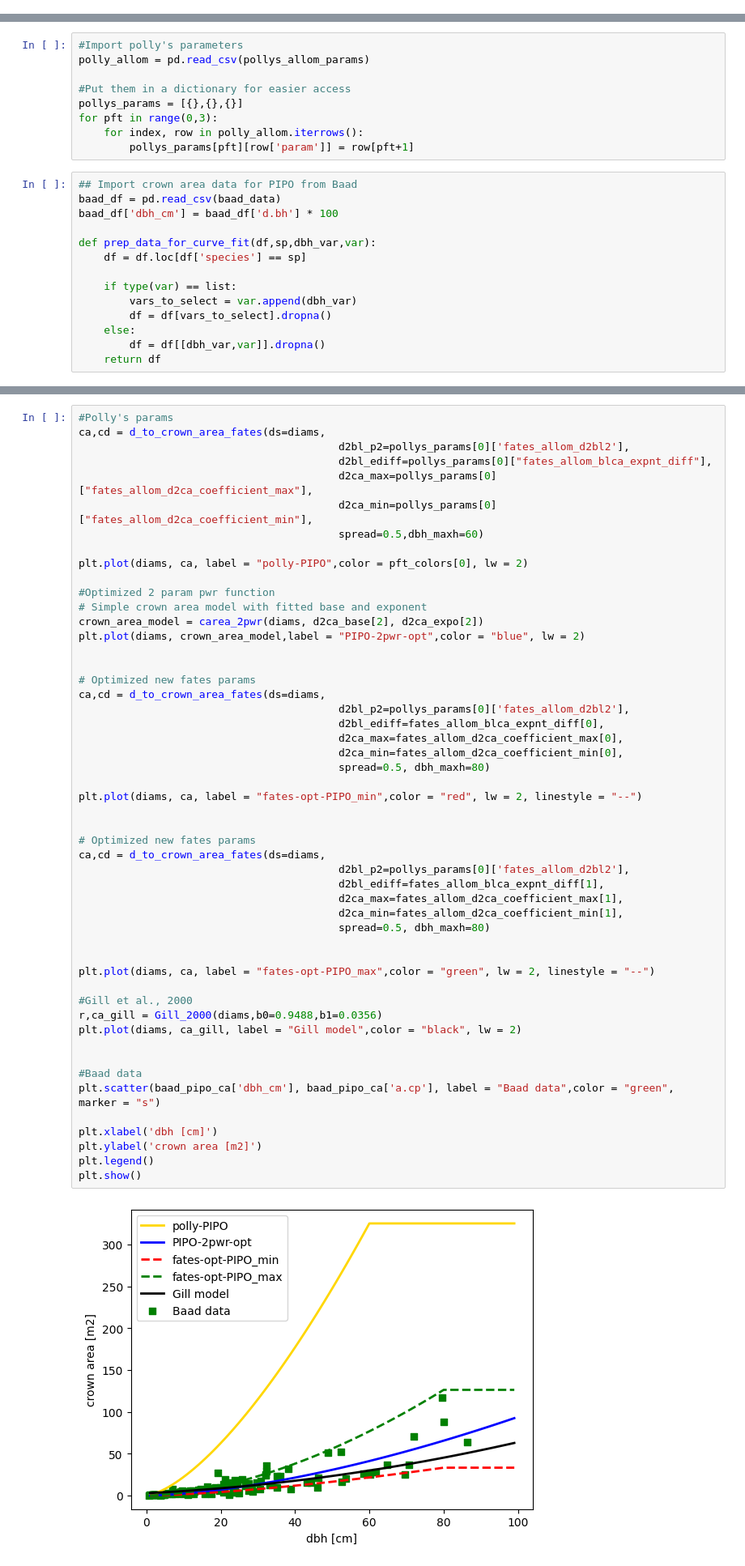
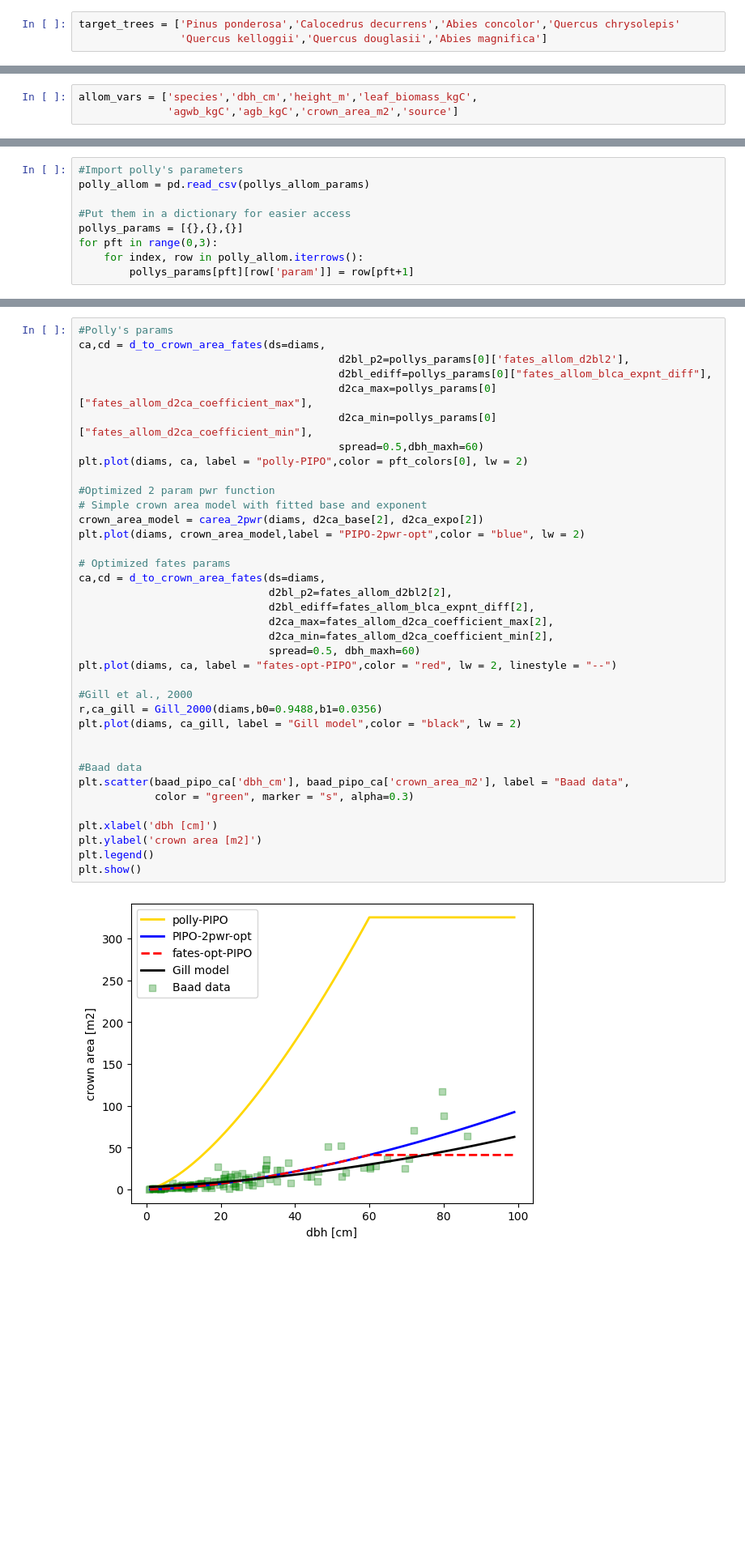
Before and after one commit to adamhb/california-fates, a Jupyter notebook: parameter_ranges/analyze_conifer_and_oak_allometry.ipynb, the cells around one changed output, grey strips where cells are left out. Shown at 81% size. Drawn from its saved outputs; the diff is of its cells as text; blank space fills up the shorter version.

```diff
--- a/parameter_ranges/analyze_conifer_and_oak_allometry.ipynb
+++ b/parameter_ranges/analyze_conifer_and_oak_allometry.ipynb
@@ -139,0 +46,3 @@ mm2_per_cm2 = 100
+# %%
+target_trees = ['Pinus ponderosa','Calocedrus decurrens','Abies concolor','Quercus chrysolepis'
+                'Quercus kelloggii','Quercus douglasii','Abies magnifica']
@@ -140 +51,4 @@ mm2_per_cm2 = 100
+# %%
+allom_vars = ['species','dbh_cm','height_m','leaf_biomass_kgC',
+              'agwb_kgC','agb_kgC','crown_area_m2','source']
 # %% [markdown]
@@ -278,17 +510,3 @@ pollys_params = [{},{},{}]
 for pft in range(0,3):
     for index, row in polly_allom.iterrows():
         pollys_params[pft][row['param']] = row[pft+1]
-# %%
-## Import crown area data for PIPO from Baad
-baad_df = pd.read_csv(baad_data)
-baad_df['dbh_cm'] = baad_df['d.bh'] * 100
-
-def prep_data_for_curve_fit(df,sp,dbh_var,var):
-    df = df.loc[df['species'] == sp]
-
-    if type(var) == list:
-        vars_to_select = var.append(dbh_var)
-        df = df[vars_to_select].dropna()
-    else:
-        df = df[[dbh_var,var]].dropna()
-    return df
@@ -453,53 +756,39 @@ def Gill_2000(ds,b0,b1):
 # %%
 #Polly's params
 ca,cd = d_to_crown_area_fates(ds=diams,
                                          d2bl_p2=pollys_params[0]['fates_allom_d2bl2'],
                                          d2bl_ediff=pollys_params[0]["fates_allom_blca_expnt_diff"],
                                          d2ca_max=pollys_params[0]["fates_allom_d2ca_coefficient_max"],
                                          d2ca_min=pollys_params[0]["fates_allom_d2ca_coefficient_min"],
                                          spread=0.5,dbh_maxh=60)
-
 plt.plot(diams, ca, label = "polly-PIPO",color = pft_colors[0], lw = 2)
 
 #Optimized 2 param pwr function
 # Simple crown area model with fitted base and exponent
 crown_area_model = carea_2pwr(diams, d2ca_base[2], d2ca_expo[2])
 plt.plot(diams, crown_area_model,label = "PIPO-2pwr-opt",color = "blue", lw = 2)
 
-
-# Optimized new fates params
+# Optimized fates params
 ca,cd = d_to_crown_area_fates(ds=diams,
-                                         d2bl_p2=pollys_params[0]['fates_allom_d2bl2'],
-                                         d2bl_ediff=fates_allom_blca_expnt_diff[0],
-                                         d2ca_max=fates_allom_d2ca_coefficient_max[0],
-                                         d2ca_min=fates_allom_d2ca_coefficient_min[0],
-                                         spread=0.5, dbh_maxh=80)
-
-plt.plot(diams, ca, label = "fates-opt-PIPO_min",color = "red", lw = 2, linestyle = "--")
-
-
-# Optimized new fates params
-ca,cd = d_to_crown_area_fates(ds=diams,
-                                         d2bl_p2=pollys_params[0]['fates_allom_d2bl2'],
-                                         d2bl_ediff=fates_allom_blca_expnt_diff[1],
-                                         d2ca_max=fates_allom_d2ca_coefficient_max[1],
-                                         d2ca_min=fates_allom_d2ca_coefficient_min[1],
-                                         spread=0.5, dbh_maxh=80)
-
-
-plt.plot(diams, ca, label = "fates-opt-PIPO_max",color = "green", lw = 2, linestyle = "--")
+                              d2bl_p2=fates_allom_d2bl2[2],
+                              d2bl_ediff=fates_allom_blca_expnt_diff[2],
+                              d2ca_max=fates_allom_d2ca_coefficient_max[2],
+                              d2ca_min=fates_allom_d2ca_coefficient_min[2],
+                              spread=0.5, dbh_maxh=60)
+plt.plot(diams, ca, label = "fates-opt-PIPO",color = "red", lw = 2, linestyle = "--")
 
 #Gill et al., 2000
 r,ca_gill = Gill_2000(diams,b0=0.9488,b1=0.0356)
 plt.plot(diams, ca_gill, label = "Gill model",color = "black", lw = 2)
 
 
 #Baad data
-plt.scatter(baad_pipo_ca['dbh_cm'], baad_pipo_ca['a.cp'], label = "Baad data",color = "green", marker = "s")
+plt.scatter(baad_pipo_ca['dbh_cm'], baad_pipo_ca['crown_area_m2'], label = "Baad data",
+            color = "green", marker = "s", alpha=0.3)
 
 plt.xlabel('dbh [cm]')
 plt.ylabel('crown area [m2]')
 plt.legend()
 plt.show()
 # %% [output]
-[figure, old version]
+[figure, new version]
```
Also changed, not shown: parts of 75 cells of this notebook, 4 other files.
